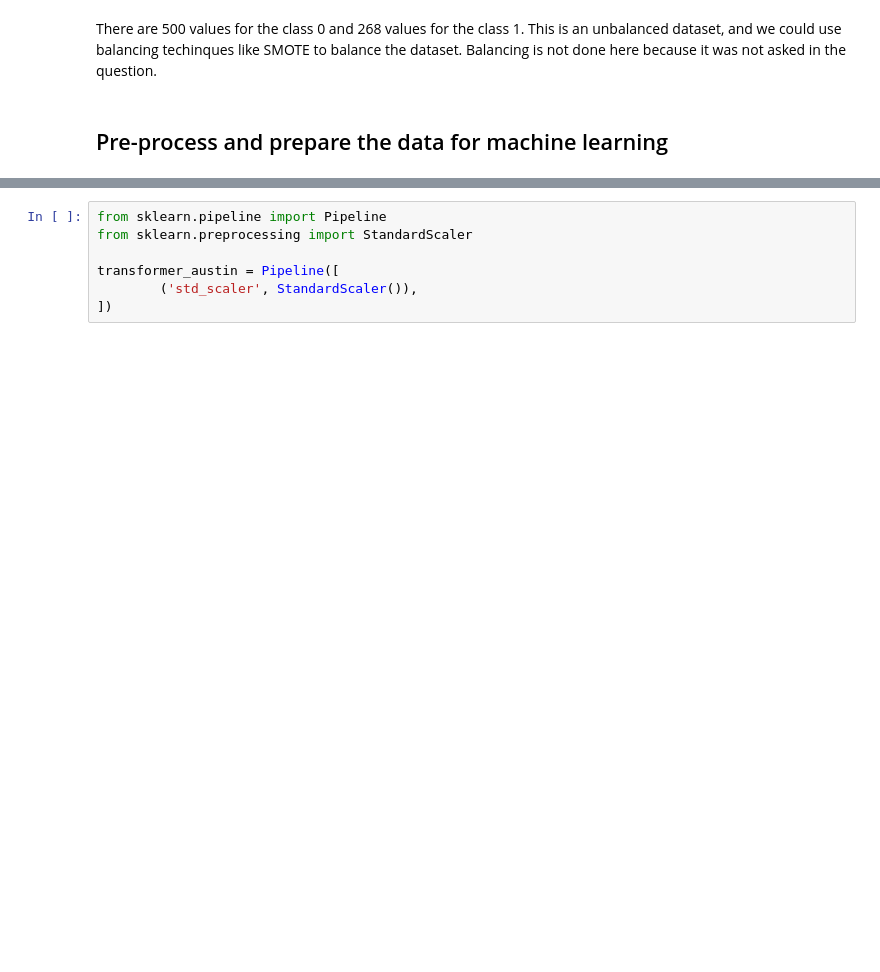
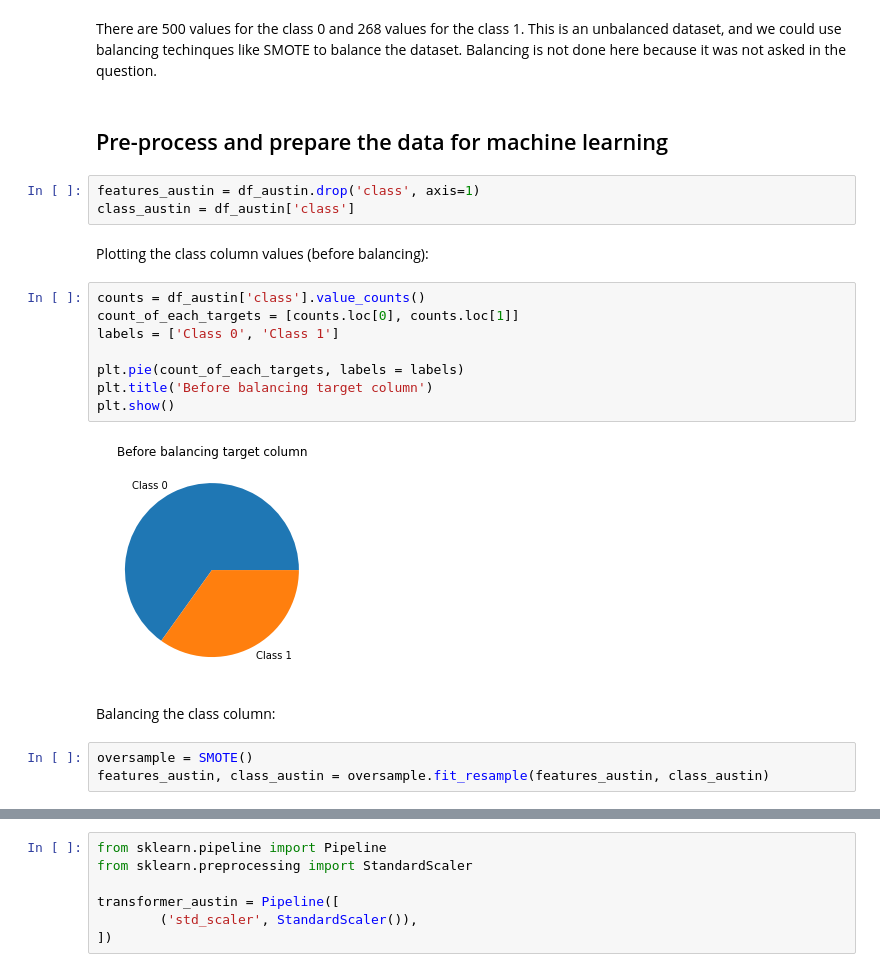
Before and after one commit to anaustinbeing/machine-learning, a Jupyter notebook: ensemble-learning/ensemble_pima_indians_diabetes.ipynb, the cells around one changed output, grey strips where cells are left out. Cells and saved outputs as stored; diff of their text form; blank space fills up the shorter version.

```diff
--- a/ensemble-learning/ensemble_pima_indians_diabetes.ipynb
+++ b/ensemble-learning/ensemble_pima_indians_diabetes.ipynb
@@ -144,3 +146,23 @@ Name: class, dtype: int64
 There are 500 values for the class 0 and 268 values for the class 1. This is an unbalanced dataset, and we could use balancing techinques like SMOTE to balance the dataset. Balancing is not done here because it was not asked in the question.
 # %% [markdown]
 ## Pre-process and prepare the data for machine learning
+# %%
+features_austin = df_austin.drop('class', axis=1)
+class_austin = df_austin['class']
+# %% [markdown]
+Plotting the class column values (before balancing):
+# %%
+counts = df_austin['class'].value_counts()
+count_of_each_targets = [counts.loc[0], counts.loc[1]]
+labels = ['Class 0', 'Class 1']
+
+plt.pie(count_of_each_targets, labels = labels)
+plt.title('Before balancing target column')
+plt.show()
+# %% [output]
+[figure, added]
+# %% [markdown]
+Balancing the class column:
+# %%
+oversample = SMOTE()
+features_austin, class_austin = oversample.fit_resample(features_austin, class_austin)
```
Also changed, not shown: parts of 17 cells of this notebook.
